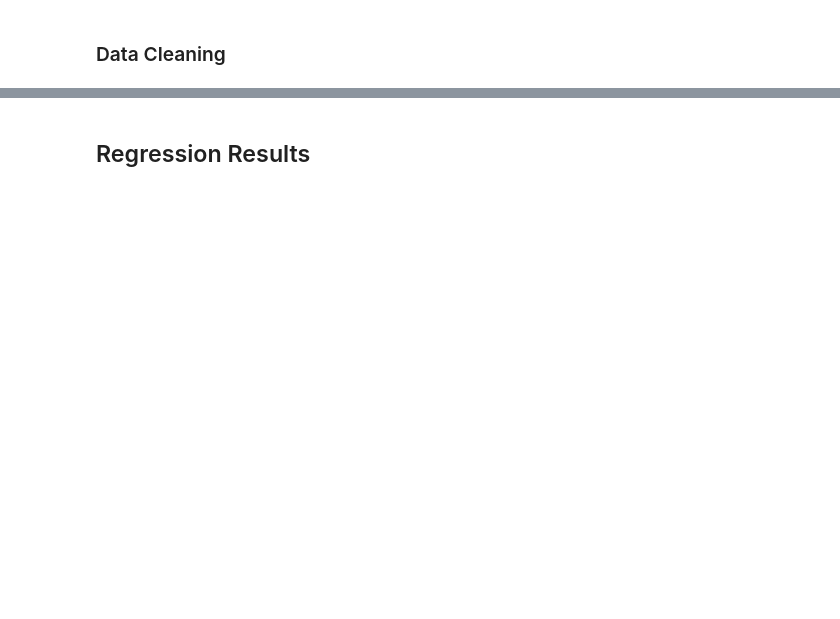
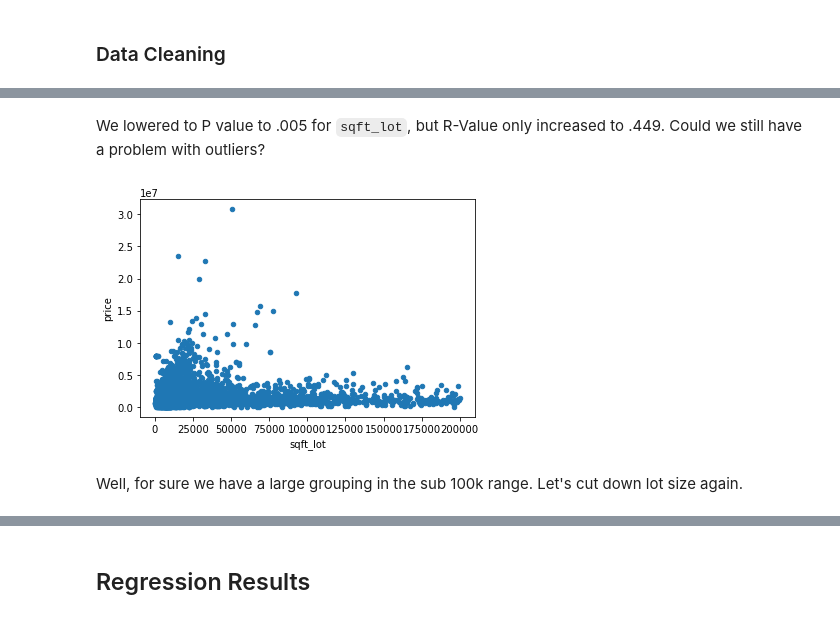
Before and after one commit to Tammarion/da-capstone-project-enterprise, a Jupyter notebook: index.ipynb, the cells around one changed output, grey strips where cells are left out. Cells and saved outputs as stored; diff of their text form; code cells hidden in the pictures; blank space fills up the shorter version.

```diff
--- a/index.ipynb
+++ b/index.ipynb
@@ -22,0 +670,8 @@
+# %% [markdown]
+We lowered to P value to .005 for `sqft_lot`, but R-Value only increased to .449. Could we still have a problem with outliers?
+# %%
+model_clean.plot(x="sqft_lot", y="price", kind="scatter");
+# %% [output]
+[figure, added]
+# %% [markdown]
+Well, for sure we have a large grouping in the sub 100k range. Let's cut down lot size again.
```
Also changed, not shown: parts of 205 cells of this notebook.
